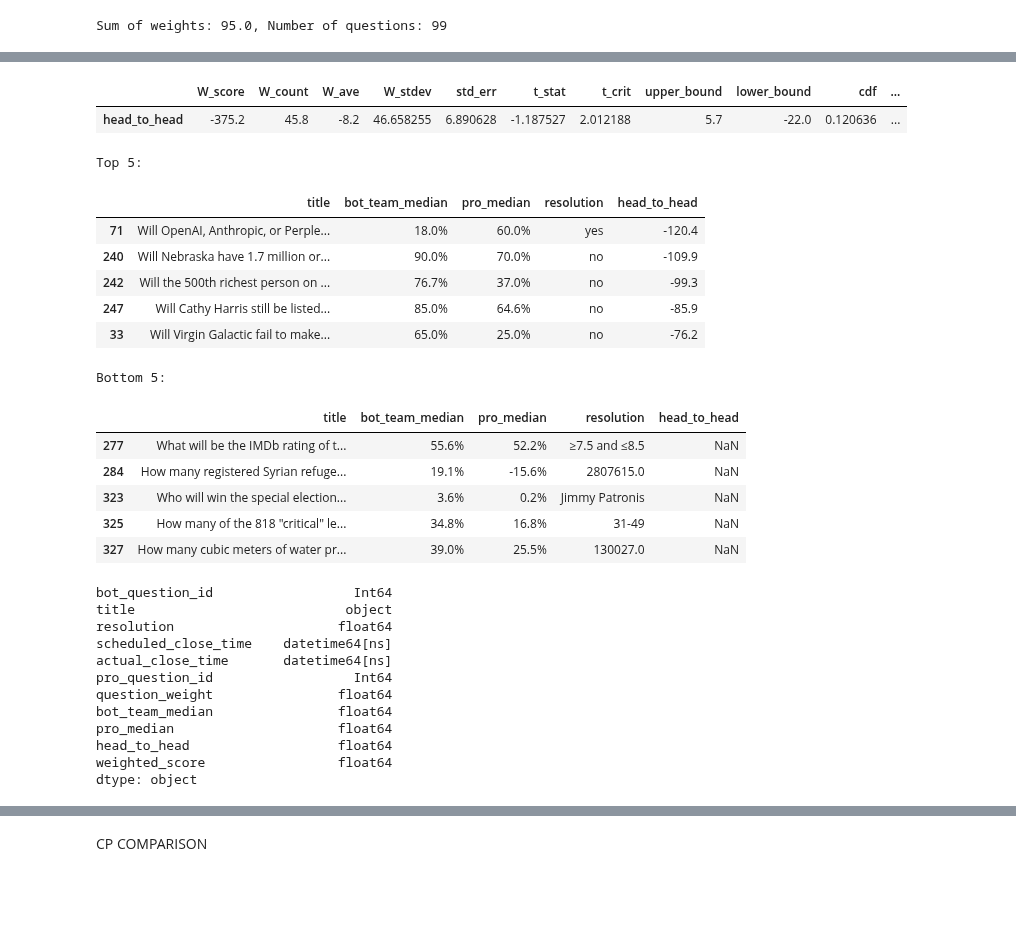
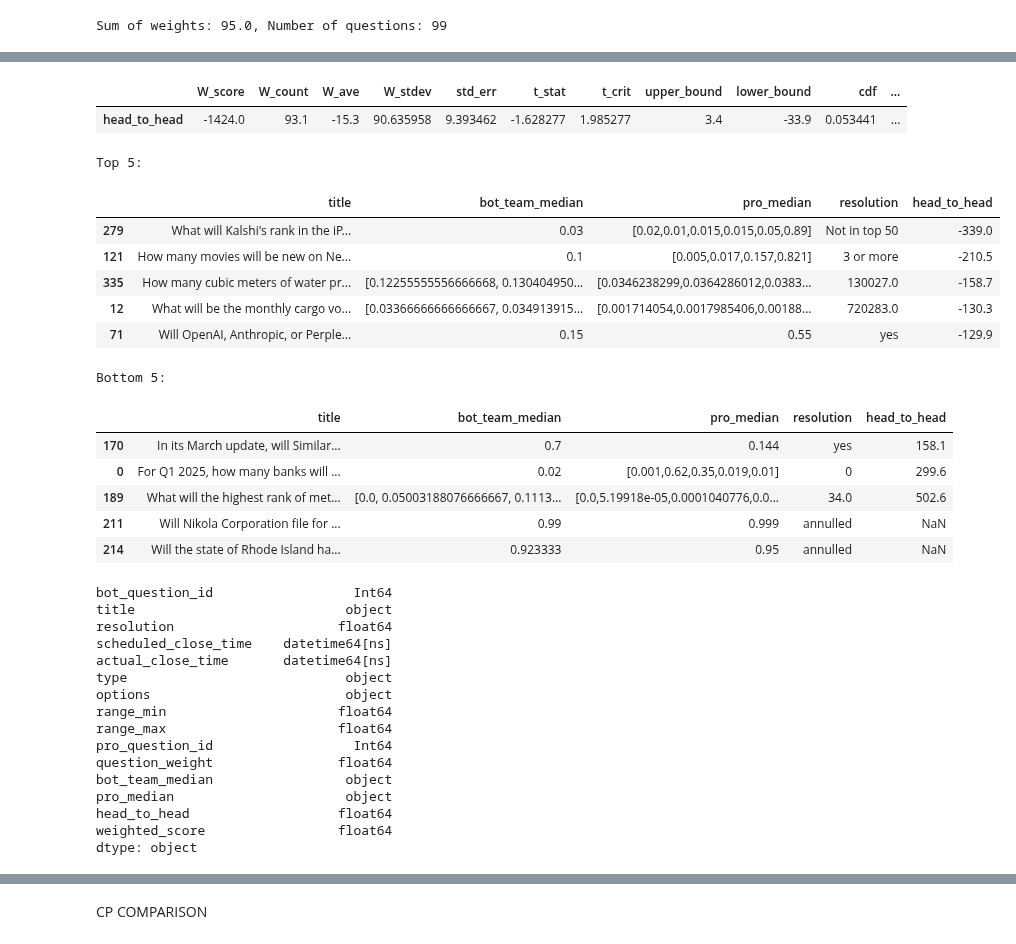
Before and after one commit to Metaculus/aib-analysis, a Jupyter notebook: AI_BENCHMARKING_ANALYSIS.ipynb, the cells around one changed output, grey strips where cells are left out. Cells and saved outputs as stored; diff of their text form; code cells hidden in the pictures; blank space fills up the shorter version.

```diff
--- a/AI_BENCHMARKING_ANALYSIS.ipynb
+++ b/AI_BENCHMARKING_ANALYSIS.ipynb
@@ -52,15 +52,21 @@ df_pro_bot_resolved_questions: Has pro_question_id, bot_question_id, title, reso
 df_bot_scores = pd.read_csv(f'https://data.heroku.com/dataclips/nqghgczhvwahbmupzypyzaanabzv.csv')
 df_bot_forecasts = pd.read_csv('https://data.heroku.com/dataclips/tfwiopapwgyjkawcpjmpibjlsars.csv')
 df_bot_questions = df_bot_forecasts.rename(columns={'question_id': 'bot_question_id', 'question_title': 'title'})
-#df_bot_questions = df_bot_questions[df_bot_questions['resolution'].isin(['yes', 'no'])]
 
 df_pro_scores = pd.read_csv(f'https://data.heroku.com/dataclips/pcyecxbmoxppkxxaebikcwukhpqk.csv')
 df_pro_forecasts = pd.read_csv('https://data.heroku.com/dataclips/roxytxphqvznkgbygmfgzymjtfxx.csv')
 df_pro_questions = df_pro_forecasts.rename(columns={'question_id': 'pro_question_id', 'question_title': 'title'})
-#df_pro_questions = df_pro_questions[df_pro_questions['resolution'].isin(['yes', 'no'])]
 
-df_pro_resolved_questions = df_pro_questions[['pro_question_id', 'title', 'resolution', 'scheduled_close_time', 'actual_close_time', 'question_weight', 'type', 'options']]
-df_bot_resolved_questions = df_bot_questions[['bot_question_id', 'title', 'resolution', 'scheduled_close_time', 'actual_close_time', 'question_weight', 'type', 'options']]
+if False: # Temporary
+    df_bot_questions = df_bot_questions[df_bot_questions['resolution'].isin(['yes', 'no'])]
+    df_bot_forecasts = df_bot_forecasts[df_bot_forecasts['resolution'].isin(['yes', 'no'])]
+    df_bot_scores = df_bot_scores[df_bot_scores['resolution'].isin(['yes', 'no'])]
+    df_pro_questions = df_pro_questions[df_pro_questions['resolution'].isin(['yes', 'no'])]
+    df_pro_forecasts = df_pro_forecasts[df_pro_forecasts['resolution'].isin(['yes', 'no'])]
+    df_pro_scores = df_pro_scores[df_pro_scores['resolution'].isin(['yes', 'no'])]
+
+df_pro_resolved_questions = df_pro_questions[['pro_question_id', 'title', 'resolution', 'scheduled_close_time', 'actual_close_time', 'question_weight', 'type', 'options', 'range_min', 'range_max']]
+df_bot_resolved_questions = df_bot_questions[['bot_question_id', 'title', 'resolution', 'scheduled_close_time', 'actual_close_time', 'question_weight', 'type', 'options', 'range_min', 'range_max']]
 
 df_pro_bot_resolved_questions = pd.merge(
     df_bot_resolved_questions,
@@ -1298,7 +1331,7 @@ Top 10 bots:
 
 df_bot_team_forecasts = pd.merge(
     df_bot_forecasts,
-    df_pro_bot_resolved_questions[['bot_question_id', 'pro_question_id', 'question_weight', 'resolution', 'type', 'options']],
+    df_pro_bot_resolved_questions[['bot_question_id', 'pro_question_id', 'question_weight', 'resolution', 'type', 'options', 'range_min', 'range_max']],
     on='bot_question_id',
     how='left'
 )
@@ -1306,16 +1339,16 @@ df_bot_team_forecasts = pd.merge(
 # KEEP ONLY ROWS WHERE PRO_QUESTION_ID IS NA
 df_bot_team_forecasts = df_bot_team_forecasts[~df_bot_team_forecasts['pro_question_id'].isna()]
 
-columns_to_keep = ['bot_question_id', 'question_weight', 'resolution', 'type', 'options'] + top_10_bots
+columns_to_keep = ['bot_question_id', 'question_weight', 'resolution', 'type', 'options', 'range_min', 'range_max'] + top_10_bots
 
 # Filter the DataFrame to keep only the specified columns
 df_bot_team_forecasts = df_bot_team_forecasts[columns_to_keep]
+
+df_bot_team_forecasts['options'] = df_bot_team_forecasts['options'].apply(parse_options_array)
 
 # Calculate and add median forecasts for 1 to 10 bots
 for i in range(1, 11):
     bots_subset = top_10_bots[:i]
     column_name = f'median_forecast_{i}_bots'
-    df_bot_team_forecasts[column_name] = calculate_median_forecast(df_bot_team_forecasts, bots_subset)
-
-display_head_and_tail(df_bot_team_forecasts)
+    df_bot_team_forecasts[column_name] = df_bot_team_forecasts.apply(lambda row: get_median_forecast(row, bots=bots_subset), axis=1)
 # %% [output]
@@ -1335,0 +1372,3 @@ display_head_and_tail(df_bot_team_forecasts)
+# %%
+# Cut off output in dataframes when a CELL is too long
+pd.set_option('display.max_colwidth', 50)
@@ -1389,8 +1469,8 @@ top_bot_team
 # Create df with bot_question_id, forecasts, resolution, weights
 # Calculate the head-to-head score
 
-df_top_bot_forecasts = df_bot_forecasts[['bot_question_id'] + top_bot_team]
-df_top_bot_forecasts['bot_team_median'] = df_top_bot_forecasts[top_bot_team].median(axis=1)
+df_top_bot_forecasts = df_bot_team_forecasts[['bot_question_id', f'median_forecast_{len(top_bot_team)}_bots']]
+df_top_bot_forecasts = df_top_bot_forecasts.rename(columns={f'median_forecast_{len(top_bot_team)}_bots': 'bot_team_median'})
 
 df_pro_median = df_pro_forecasts[['pro_question_id', 'pro_median']]
 
@@ -1416,5 +1496,3 @@ df_top_bot_pro_forecasts = df_top_bot_pro_forecasts.dropna(subset=['pro_median']
 
 # Add the head_to_head column
 df_top_bot_pro_forecasts['head_to_head'] = df_top_bot_pro_forecasts.apply(calculate_head_to_head, args=('bot_team_median', 'pro_median'), axis=1)
-
-df_top_bot_pro_forecasts
@@ -1438,31 +1511,28 @@ df_bot_team_h2h = calculate_t_test(df_top_bot_pro_forecasts, ['head_to_head'])
 df_bot_team_h2h
 # %% [output]
 |  | W_score | W_count | W_ave | W_stdev | std_err | t_stat | t_crit | upper_bound | lower_bound | cdf | ... |
-| head_to_head | -375.2 | 45.8 | -8.2 | 46.658255 | 6.890628 | -1.187527 | 2.012188 | 5.7 | -22.0 | 0.120636 | ... |
+| head_to_head | -1424.0 | 93.1 | -15.3 | 90.635958 | 9.393462 | -1.628277 | 1.985277 | 3.4 | -33.9 | 0.053441 | ... |
 # %%
-pd.set_option('display.max_colwidth', 200)
+pd.set_option('display.max_colwidth', 50)
 
 df_sorted = df_top_bot_pro_forecasts.sort_values(by='head_to_head')
-# Round to four decimal places and format as percent
-df_sorted['bot_team_median'] = df_sorted['bot_team_median'].map("{:.1%}".format)
-df_sorted['pro_median'] = df_sorted['pro_median'].map("{:.1%}".format)
 df_sorted['head_to_head'] = df_sorted['head_to_head'].round(1)
 #df_sorted['resolution'] = df_sorted['resolution'].map({1: 'yes', 0: 'no'})
 
 df_top5 = df_sorted.head(5)
 df_bottom5 = df_sorted.tail(5)
 
 print("Top 5:")
 
 df_top5[['title', 'bot_team_median', 'pro_median', 'resolution', 'head_to_head']]
 # %% [output]
 Top 5:
 |  | title | bot_team_median | pro_median | resolution | head_to_head |
-| 71 | Will OpenAI, Anthropic, or Perple... | 18.0% | 60.0% | yes | -120.4 |
-| 240 | Will Nebraska have 1.7 million or... | 90.0% | 70.0% | no | -109.9 |
-| 242 | Will the 500th richest person on ... | 76.7% | 37.0% | no | -99.3 |
-| 247 | Will Cathy Harris still be listed... | 85.0% | 64.6% | no | -85.9 |
-| 33 | Will Virgin Galactic fail to make... | 65.0% | 25.0% | no | -76.2 |
+| 279 | What will Kalshi's rank in the iP... | 0.03 | [0.02,0.01,0.015,0.015,0.05,0.89] | Not in top 50 | -339.0 |
+| 121 | How many movies will be new on Ne... | 0.1 | [0.005,0.017,0.157,0.821] | 3 or more | -210.5 |
+| 335 | How many cubic meters of water pr... | [0.12255555556666668, 0.130404950... | [0.0346238299,0.0364286012,0.0383... | 130027.0 | -158.7 |
+| 12 | What will be the monthly cargo vo... | [0.03366666666666667, 0.034913915... | [0.001714054,0.0017985406,0.00188... | 720283.0 | -130.3 |
+| 71 | Will OpenAI, Anthropic, or Perple... | 0.15 | 0.55 | yes | -129.9 |
 # %%
 print("\nBottom 5:")
 
@@ -1470,11 +1540,11 @@ df_bottom5[['title', 'bot_team_median', 'pro_median', 'resolution', 'head_to_hea
 # %% [output]
 Bottom 5:
 |  | title | bot_team_median | pro_median | resolution | head_to_head |
-| 277 | What will be the IMDb rating of t... | 55.6% | 52.2% | ≥7.5 and ≤8.5 | NaN |
-| 284 | How many registered Syrian refuge... | 19.1% | -15.6% | 2807615.0 | NaN |
-| 323 | Who will win the special election... | 3.6% | 0.2% | Jimmy Patronis | NaN |
-| 325 | How many of the 818 "critical" le... | 34.8% | 16.8% | 31-49 | NaN |
-| 327 | How many cubic meters of water pr... | 39.0% | 25.5% | 130027.0 | NaN |
+| 170 | In its March update, will Similar... | 0.7 | 0.144 | yes | 158.1 |
+| 0 | For Q1 2025, how many banks will ... | 0.02 | [0.001,0.62,0.35,0.019,0.01] | 0 | 299.6 |
+| 189 | What will the highest rank of met... | [0.0, 0.05003188076666667, 0.1113... | [0.0,5.19918e-05,0.0001040776,0.0... | 34.0 | 502.6 |
+| 211 | Will Nikola Corporation file for ... | 0.99 | 0.999 | annulled | NaN |
+| 214 | Will the state of Rhode Island ha... | 0.923333 | 0.95 | annulled | NaN |
 # %%
 # Cast df_top_bot_pro_forecasts['resolution'] as string - idk why this is necessary but it is
 df_top_bot_pro_forecasts['resolution'] = df_top_bot_pro_forecasts['resolution'].astype(pd.StringDtype())
@@ -1486,10 +1556,14 @@ title                           object
 resolution                     float64
 scheduled_close_time    datetime64[ns]
 actual_close_time       datetime64[ns]
+type                            object
+options                         object
+range_min                      float64
+range_max                      float64
 pro_question_id                  Int64
 question_weight                float64
-bot_team_median                float64
-pro_median                     float64
+bot_team_median                 object
+pro_median                      object
 head_to_head                   float64
 weighted_score                 float64
 dtype: object
```
Also changed, not shown: parts of 48 cells of this notebook, 4 other files.
